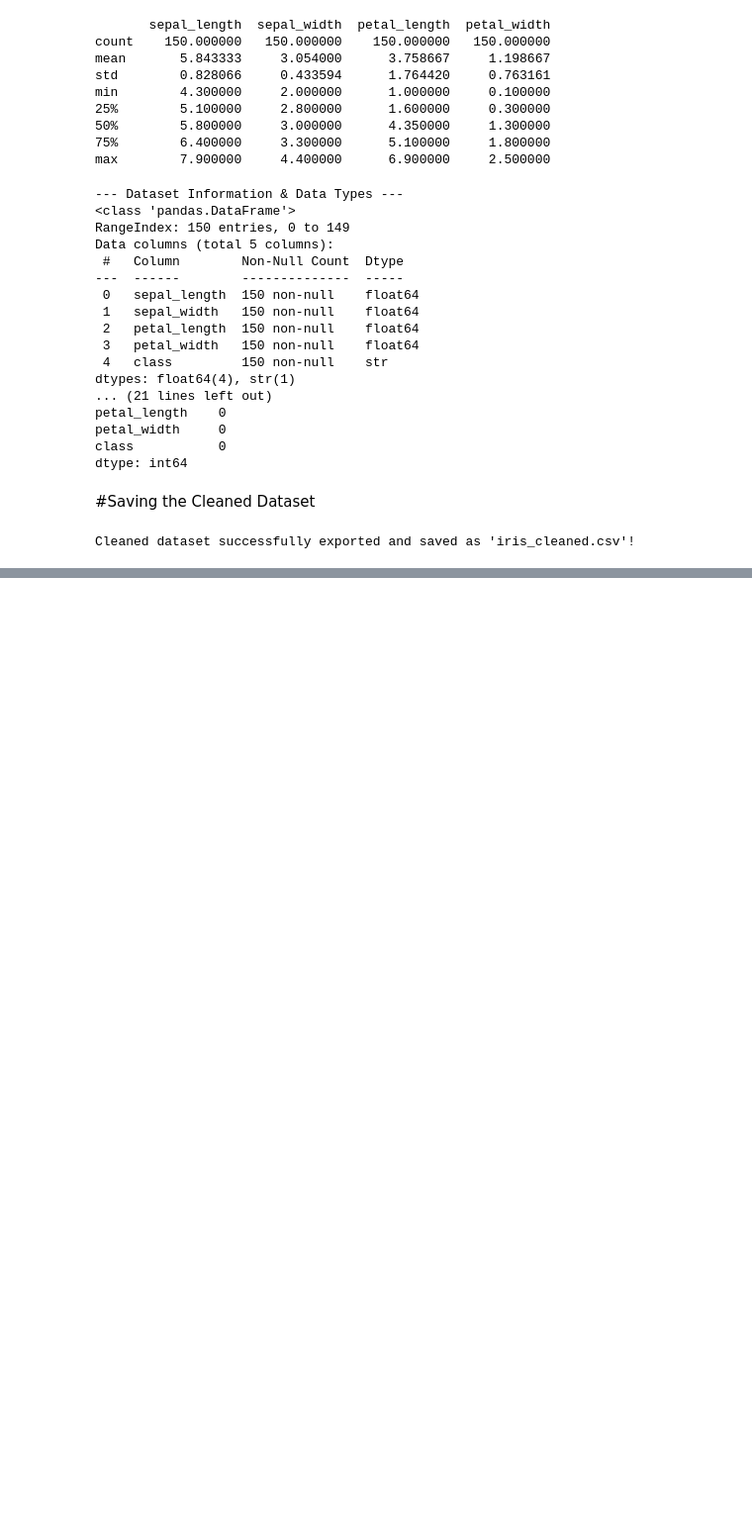
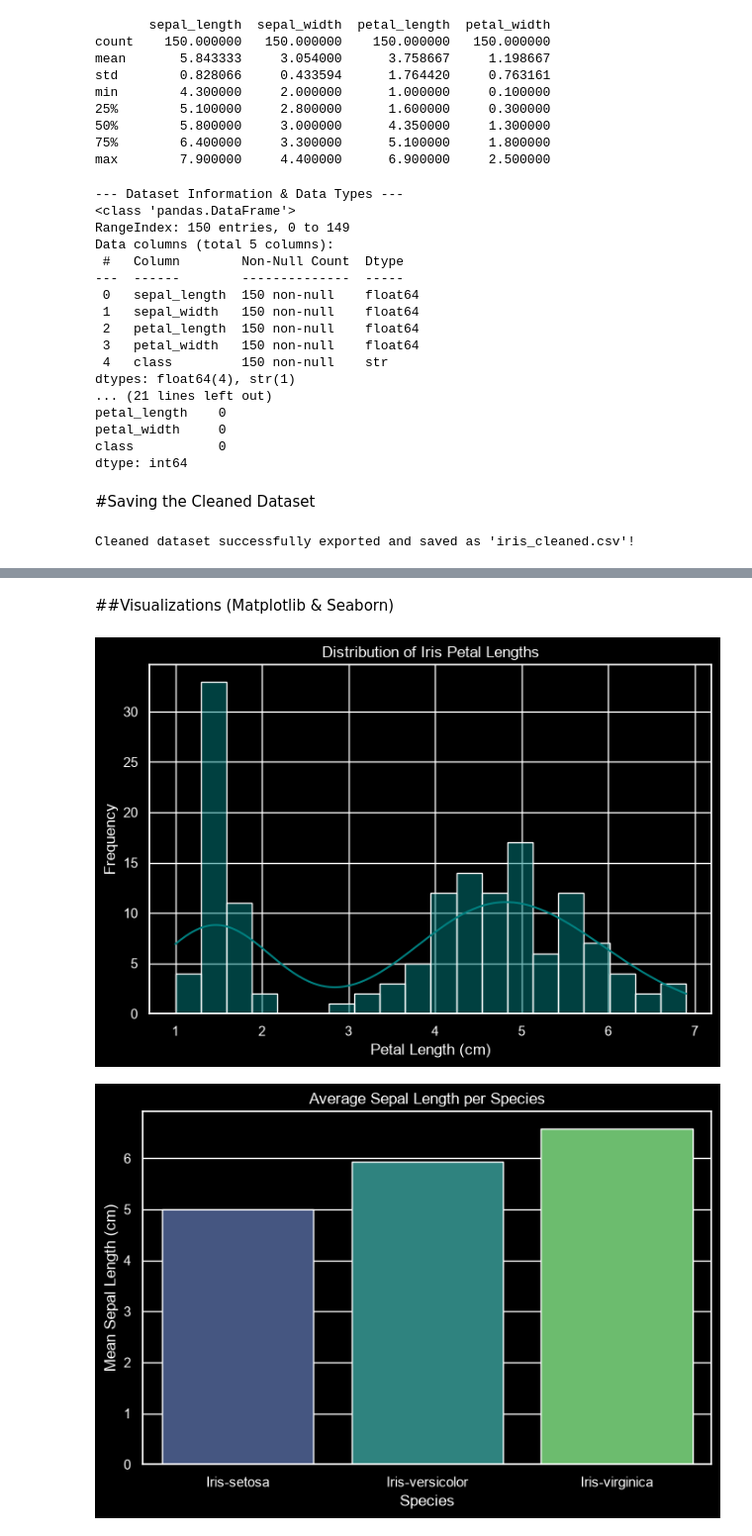
Before and after one commit to Teejay-MNSU/Iris-Analysis-Olatunji-Onipede, a Jupyter notebook: Olatunji_Iris.ipynb, the cells around one changed output, grey strips where cells are left out. Shown at 99% size. Drawn from its saved outputs; the diff is of its cells as text; code cells hidden in the pictures; blank space fills up the shorter version.

```diff
--- a/Olatunji_Iris.ipynb
+++ b/Olatunji_Iris.ipynb
@@ -363,0 +329,3 @@ sepal_length,sepal_width,petal_length,petal_width,class
+# %%
+df = pd.read_csv('iris_cleaned.csv')
+df.head(150)
@@ -363,0 +374,15 @@ sepal_length,sepal_width,petal_length,petal_width,class
+# %%
+def Petal_Categorize(petal_length):
+    if petal_length < 2:
+        return "Short Petal"
+    elif 2 <= petal_length <= 5:
+        return "Medium Petal"
+    else:
+        return "Long Petal"
+
+# Apply the categorization function to create a new column in your DataFrame
+df["Petal_Categorize"] = df["petal_length"].apply(Petal_Categorize)
+
+print("--- Flower Categories Preview ---")
+print(df[["petal_length", "Petal_Categorize"]].head(150))
+#df.to_csv('iris_classes.csv', index = False, header=True)
@@ -363,0 +429,40 @@ sepal_length,sepal_width,petal_length,petal_width,class
+# %% [markdown]
+##Visualizations (Matplotlib & Seaborn)
+# %%
+# Visual style Setting
+sns.set_theme(style="darkgrid")
+
+# 1. Histogram of Petal Lengths
+plt.style.use("dark_background")
+plt.figure(figsize=(8, 5))
+sns.histplot(df["petal_length"], bins=20, kde=True, color="teal")
+plt.title("Distribution of Iris Petal Lengths")
+plt.xlabel("Petal Length (cm)")
+plt.ylabel("Frequency")
+plt.savefig("petal_length_histogram.png")
+plt.show()
+
+print()
+
+# 2. Bar Chart of Average Sepal Length per Species
+plt.figure(figsize=(8, 5))
+sns.barplot(x="class", y="sepal_length", data=df, hue="class", errorbar=None, palette="viridis")
+plt.title("Average Sepal Length per Species")
+plt.xlabel("Species")
+plt.ylabel("Mean Sepal Length (cm)")
+plt.savefig("avg_sepal_length_bar.png")
+plt.show()
+
+print()
+
+# 3. Boxplot for Petal Length by Species
+plt.figure(figsize=(8, 5))
+sns.boxplot(x="class", y="petal_length", data=df, hue="class", palette="Set2", legend=False)
+plt.title("Petal Length Spread across Species")
+plt.xlabel("Species")
+plt.ylabel("Petal Length (cm)")
+plt.savefig("petal_length_boxplot.png")
+plt.show()
+# %% [output]
+[figure, added]
+[figure, added]
```
Also changed, not shown: parts of 23 cells of this notebook, 6 other files.
